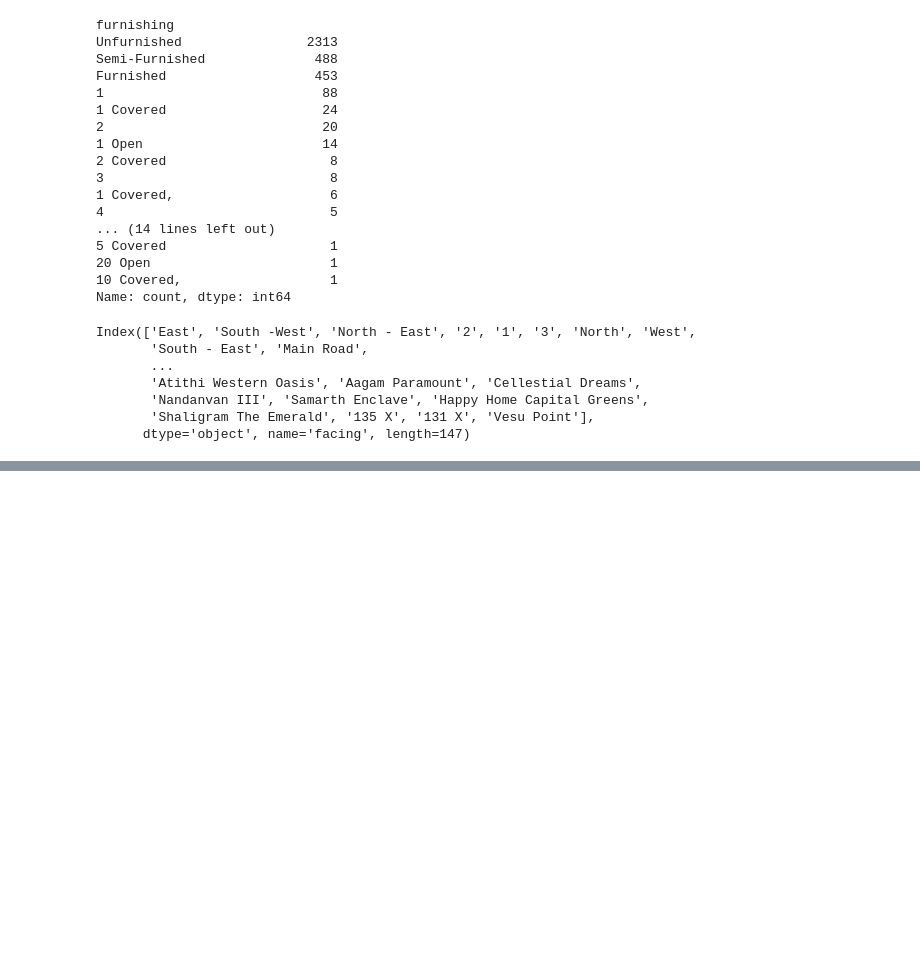
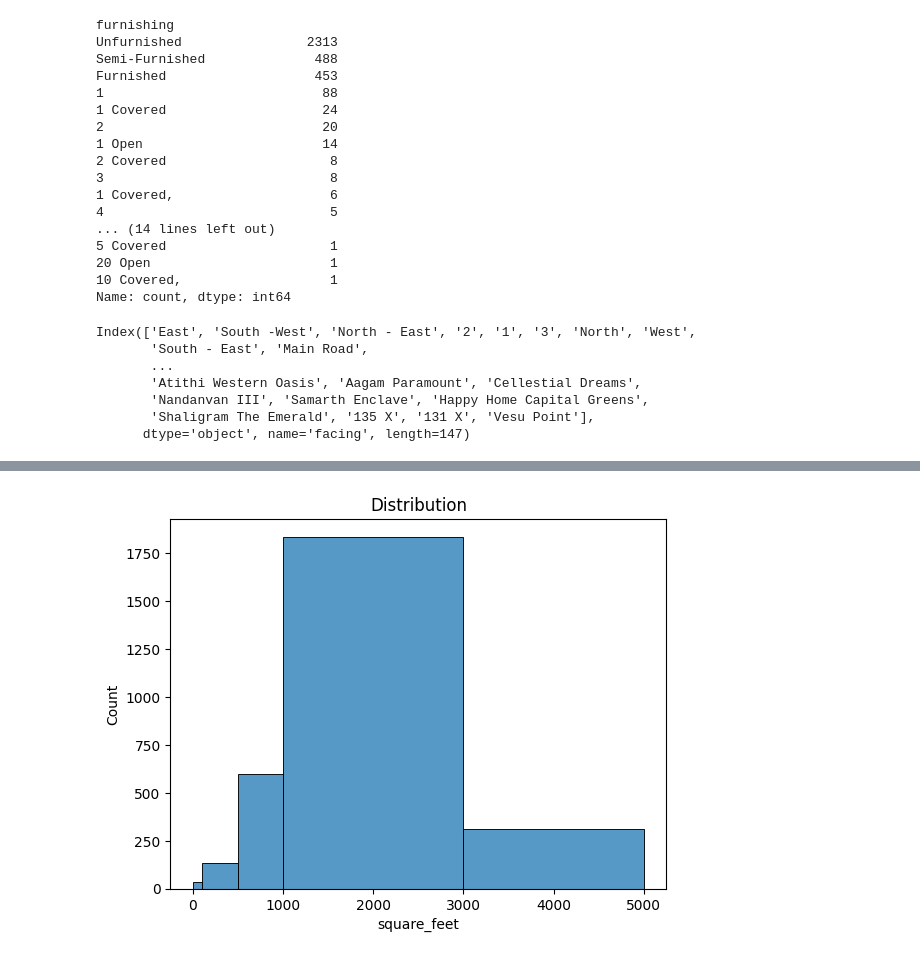
Before and after one commit to TalJa1/dc_practice, a Jupyter notebook: learning/EDA.ipynb, the cells around one changed output, grey strips where cells are left out. Saved outputs shown, nothing was run; the diff lists cells and outputs as text; code cells hidden in the pictures; blank space fills up the shorter version.

```diff
--- a/learning/EDA.ipynb
+++ b/learning/EDA.ipynb
@@ -221,0 +228,7 @@ Name: square_feet, Length: 3004, dtype: object
+# %%
+plt.Figure(figsize=(6, 4))
+sns.histplot(df["square_feet"], bins=[0, 100, 500, 1000, 3000, 5000])
+plt.title('Distribution')
+plt.show()
+# %% [output]
+[figure, added]
```
Also changed, not shown: parts of 6 cells of this notebook.
